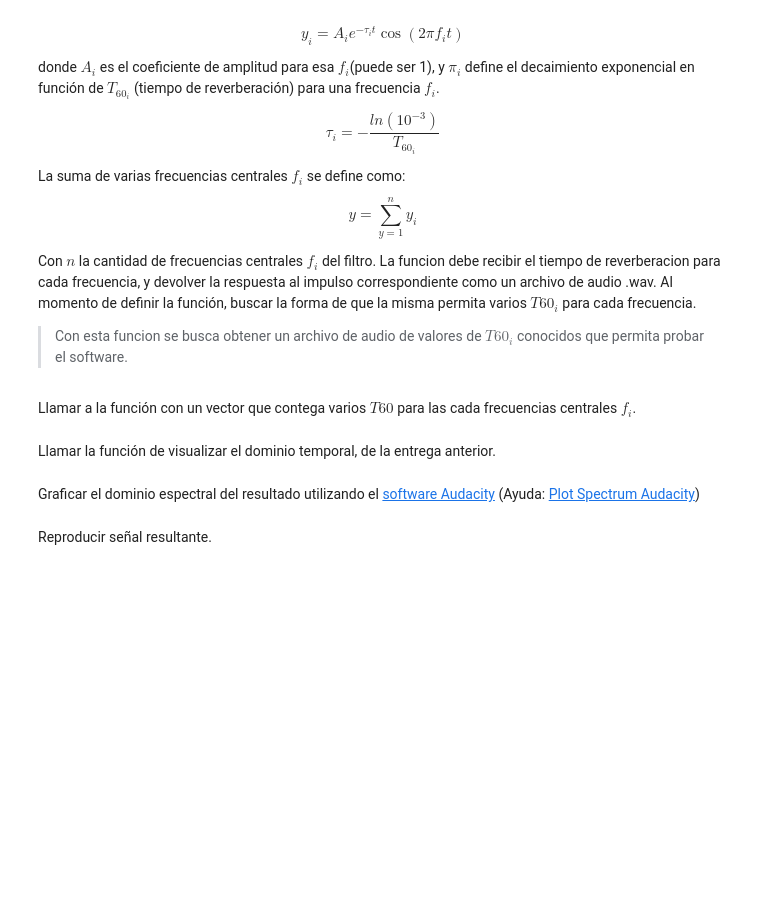
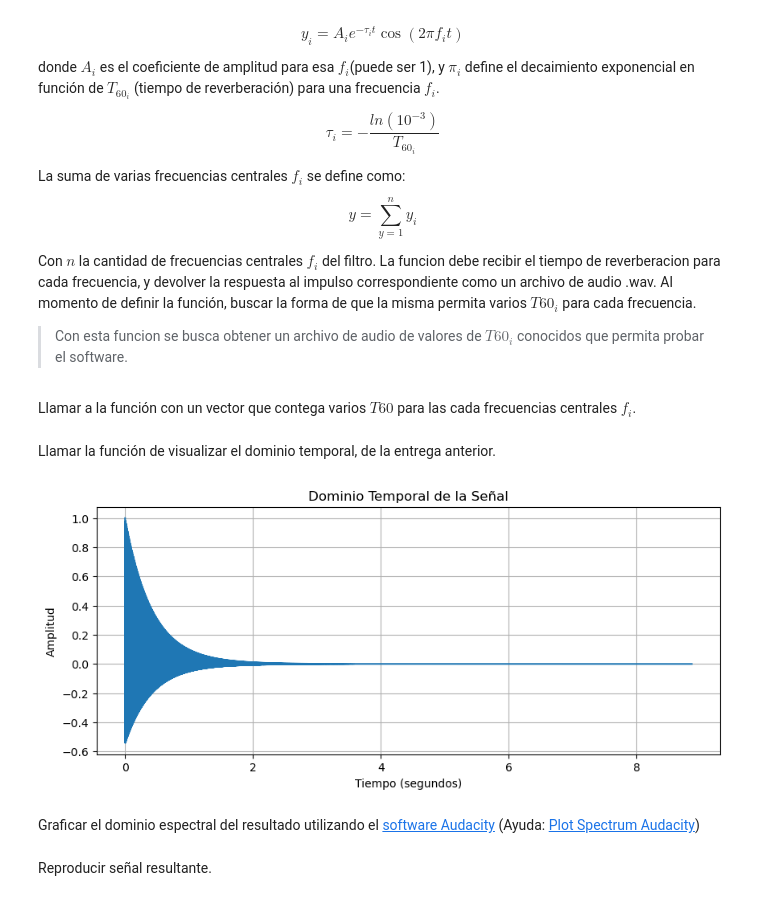
Before and after one commit to JDuhalde779/test_ss, a Jupyter notebook: TP SyS 2da Entrega.ipynb, the cells around one changed output. Drawn from its saved outputs; the diff is of its cells as text; code cells hidden in the pictures; blank space fills up the shorter version.

```diff
--- a/TP SyS 2da Entrega.ipynb
+++ b/TP SyS 2da Entrega.ipynb
@@ -173,3 +211,10 @@ Llamar la función de visualizar el dominio temporal, de la entrega anterior.
+# %%
+from pre_procesamiento import plot_dominio_temporal
+# Llama a la función
+respuesta_al_impulso, fs = sf.read("respuesta_impulso.wav")
+plot_dominio_temporal(respuesta_al_impulso,fs= 44100)
+# %% [output]
+[figure, added]
 # %% [markdown]
 Graficar el dominio espectral del resultado utilizando el [software Audacity](https://www.audacityteam.org/) (Ayuda: [Plot Spectrum Audacity](https://manual.audacityteam.org/man/plot_spectrum.html))
 # %%
```
Also changed, not shown: parts of 15 cells of this notebook, 3 other files.
